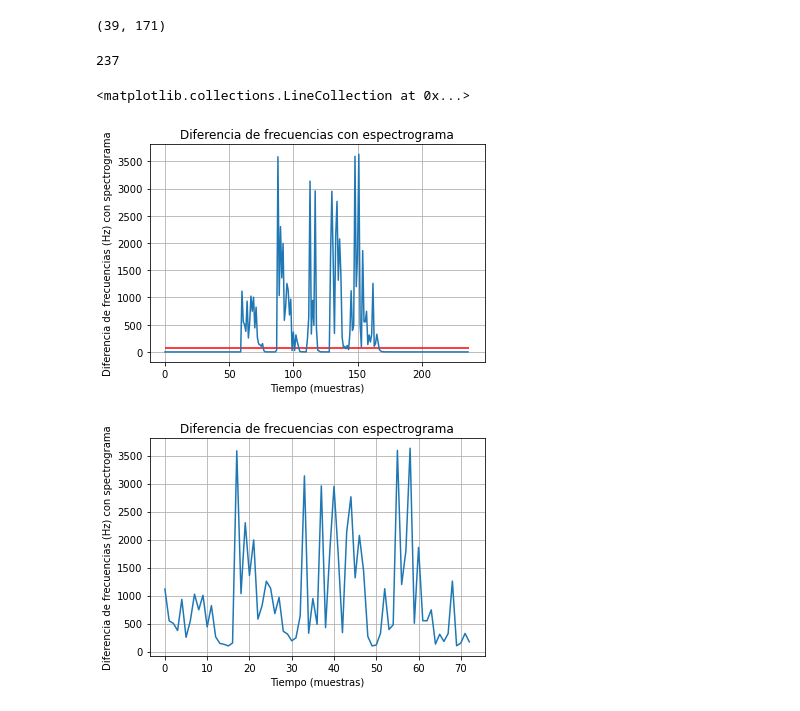
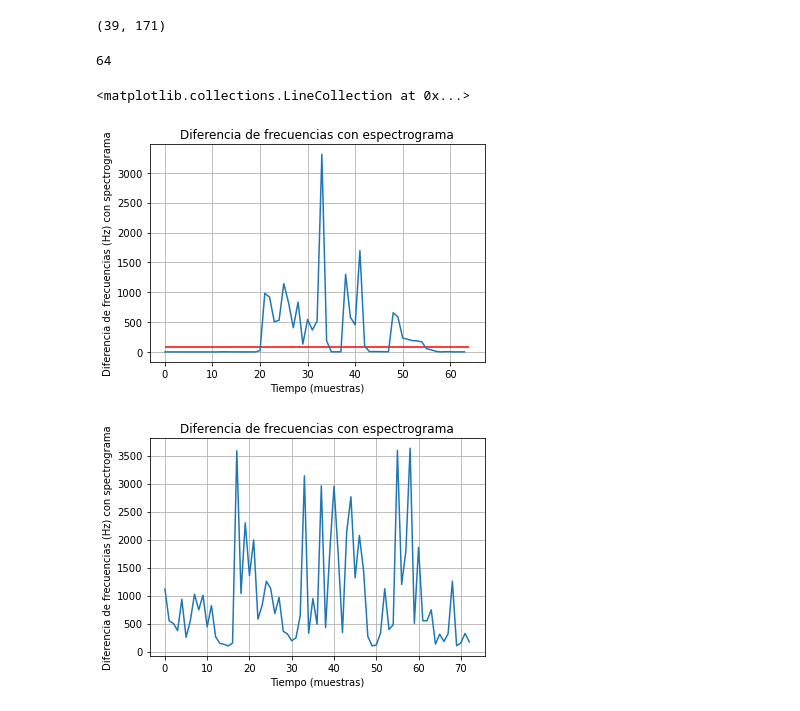
Before and after one commit to juanksRuiz/Intro_a_NLP, a Jupyter notebook: Talleres/ASR Systems using HMM-20210216/Implementing a simple ASR using HMM.ipynb, the cells around one changed output. Saved outputs shown, nothing was run; the diff lists cells and outputs as text; code cells hidden in the pictures.

```diff
--- a/Talleres/ASR Systems using HMM-20210216/Implementing a simple ASR using HMM.ipynb
+++ b/Talleres/ASR Systems using HMM-20210216/Implementing a simple ASR using HMM.ipynb
@@ -119,7 +119,8 @@ nombres
  'terremoto.wav',
  'zapato.wav']
 # %%
-cantidad_fonemas = [7,10,13,5,6,5,6,10,4,8,5,5,5,8,6,7,6,5,8,6]
+#cantidad_fonemas = [7,10,13,5,6,5,6,10,4,8,5,5,5,8,6,7,6,5,8,6] # Aumentamos en 2 para considerar los fonemas del silencio
+cantidad_fonemas = [9,12,15,7,8,7,8,12,6,10,7,7,7,10,8,9,8,7,10,8]
 dicc = {}
 for idx,i in enumerate(nombres):
     dicc[i] = cantidad_fonemas[idx]
@@ -196,19 +197,19 @@ Spectograms[0].shape
 y_aux, fs_aux = sf.read('./utils/sounds/' + 'ahijado.wav')
 sd.play(y_aux,fs_aux)
 # %%
-D_Sw = DSms[2]
+D_Sw = DSms[1]
 print(len(D_Sw))
 fig = plt.figure()
 plt.grid(True)
 plt.xlabel("Tiempo (muestras)")
 plt.ylabel("Diferencia de frecuencias (Hz) con spectrograma") # REVISAR
 plt.title("Diferencia de frecuencias con espectrograma")
 plt.plot(D_Sw)
 plt.hlines(80, xmin = 0, xmax = len(D_Sw), colors = 'r')
 # %% [output]
-237
+64
 <matplotlib.collections.LineCollection at 0x...>
-[figure, old version]
+[figure, new version]
 # %%
 aux = D_Sw[D_Sw > 100]
 # %%
```
Also changed, not shown: parts of 16 cells of this notebook, 1 other file.
